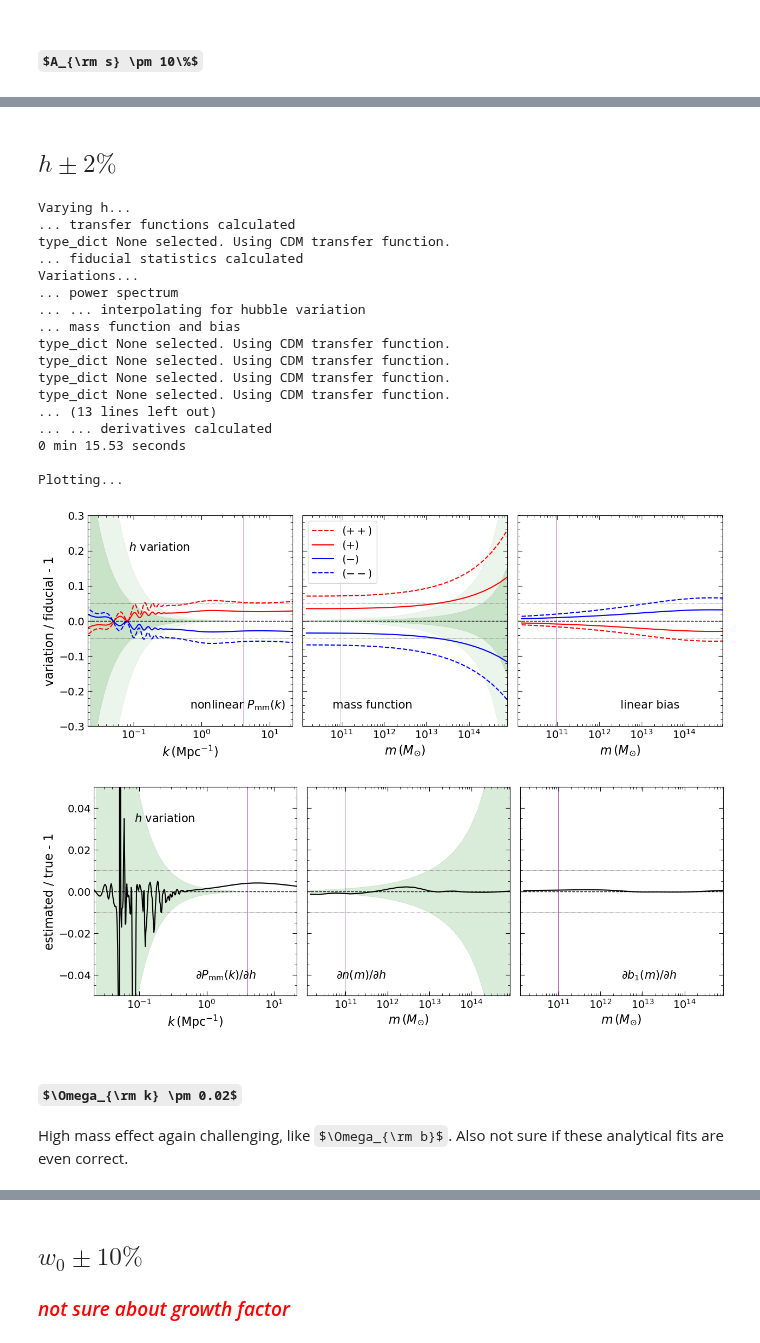
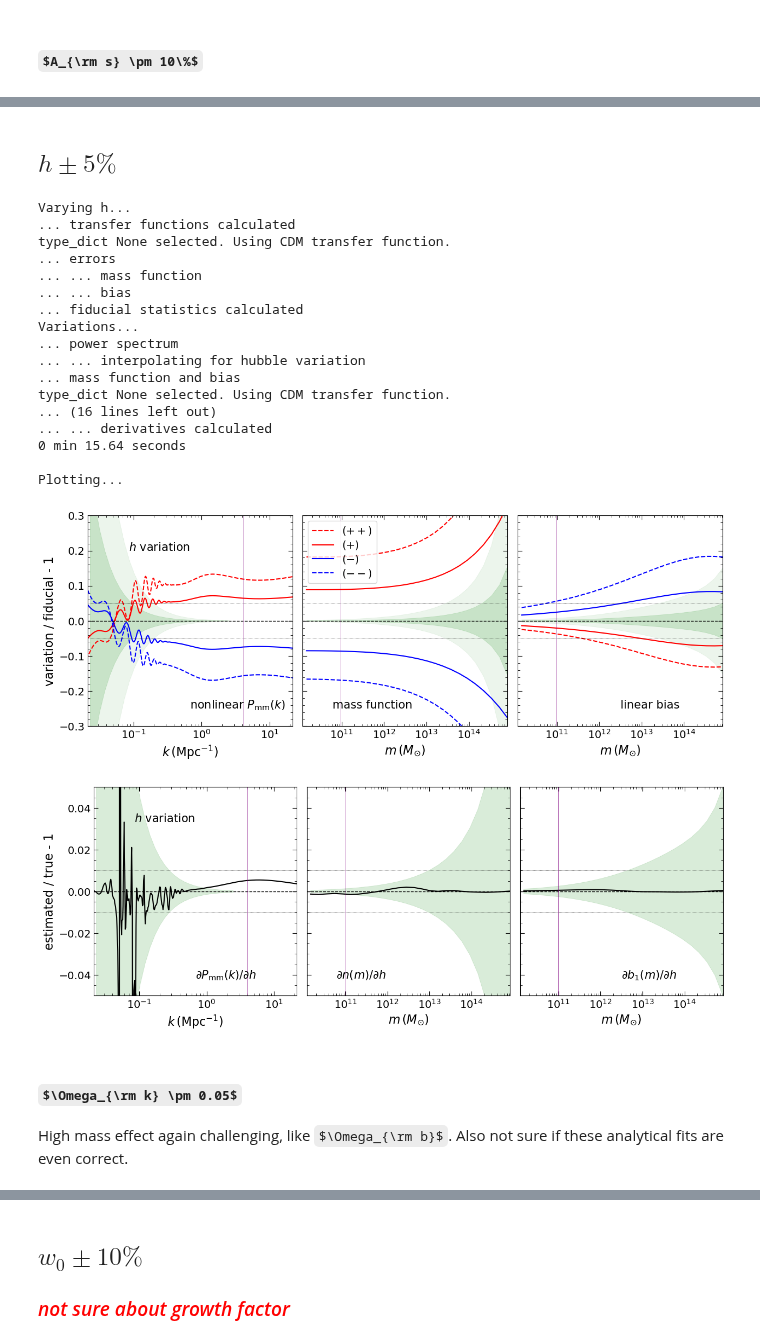
Before and after one commit to a-paranjape/sahyadri-sandbox, a Jupyter notebook: exploration/CosmoParamVariations.ipynb, the cells around one changed output, grey strips where cells are left out. Cells and saved outputs as stored; diff of their text form; code cells hidden in the pictures; some formulas as TeX source.

Commit message:
included errors on linear bias

```diff
--- a/exploration/CosmoParamVariations.ipynb
+++ b/exploration/CosmoParamVariations.ipynb
@@ -122,7 +113,7 @@ def vary_and_plot(param,var,cf,mvals,var_acc,Lbox=200,Npart=256,Npart_target=204
         -- Npart: number of particles along each dimension in current simulation
         -- Npart_target: number of particles along each dimension in target simulation
         -- sig_thresh: precision threshold for checking if param variations are measurable
-        -- k_sim,rePk_sim: expected bins and relative error on Pk measurements in current simulation.
+        -- k_sim,rePk_sim: expected bin centers (1/Mpc) and relative error on Pk measurements in current simulation.
     """
     if not isinstance(cf,Cosmology):
         raise Exception('cf must be valid instance of Cosmology with fiducial parameters')
@@ -161,10 +152,20 @@ def vary_and_plot(param,var,cf,mvals,var_acc,Lbox=200,Npart=256,Npart_target=204
     Dnl_fid = cf.nonlinearpower(model=1)
     kvals = cf.ktab_lin*cf.hubble # values in Mpc^-1
     mf_fid,b1_fid = cf.massfuncbiasTinker(mvals*cf.hubble)
+    print('... errors')
     dlnm = mvals[1]/mvals[0]
     Nh = mf_fid*dlnm*Lbox**3
+    print('... ... mass function')
     remf_sim = 1/(np.sqrt(Nh) + 1e-20)
     mpart = 8.0775e9*(512/Npart_target)**3*(cf.Om/0.25)*(Lbox/250)**3/cf.hubble # particle mass or target config in Msun
+    print('... ... bias')
+    cond = (k_sim <= 0.1*cf.hubble)
+    Pk_sim = np.exp(np.interp(np.log(k_sim),np.log(kvals),np.log(2*np.pi**2*Dnl_fid/cf.ktab_lin**3))) # (Mpc/h_fid)^3
+    Nk = 2/rePk_sim**2
+    reb1_sim = Lbox**3/b1_fid**2/np.sum(Nk[cond]*Pk_sim[cond]) # cross power contribution, array of size #mass bins
+    reb1_sim += 2*np.sum(Nk[cond]*Pk_sim[cond]**2)/np.sum(Nk[cond]*Pk_sim[cond])**2 # mass contribution, scalar
+    reb1_sim = np.sqrt(reb1_sim)
+    reb1_sim *= remf_sim
     N_thresh = Nh.cumsum()
     N_thresh = N_thresh[-1] - N_thresh
     print('... fiducial statistics calculated')
@@ -255,9 +256,6 @@ def vary_and_plot(param,var,cf,mvals,var_acc,Lbox=200,Npart=256,Npart_target=204
         mf_pp_acc *= (co_pp_acc.hubble/cf.hubble)**3
         mf_mm_acc *= (co_mm_acc.hubble/cf.hubble)**3
 
-    # D_Dnl_acc = (Dnl_p_acc - Dnl_m_acc)/(2*var_acc)
-    # D_mf_acc = (mf_p_acc - mf_m_acc)/(2*var_acc)
-    # D_b1_acc = (b1_p_acc - b1_m_acc)/(2*var_acc)
     D_Dnl_acc = derivative(Dnl_pp_acc,Dnl_p_acc,Dnl_fid,Dnl_m_acc,Dnl_mm_acc,var_acc,order=1)
     D_mf_acc = derivative(mf_pp_acc,mf_p_acc,mf_fid,mf_m_acc,mf_mm_acc,var_acc,order=1)
     D_b1_acc = derivative(b1_pp_acc,b1_p_acc,b1_fid,b1_m_acc,b1_mm_acc,var_acc,order=1)
@@ -342,6 +340,8 @@ def vary_and_plot(param,var,cf,mvals,var_acc,Lbox=200,Npart=256,Npart_target=204
     ax.plot(mvals,b1_p/b1_fid-1,'r-',label='$(+)$')
     ax.plot(mvals,b1_m/b1_fid-1,'b-',label='$(-)$')
     ax.plot(mvals,b1_mm/b1_fid-1,'b--',label='$(--)$')
+    ax.fill_between(mvals,reb1_sim,-reb1_sim,color='g',alpha=0.15,ls='-',lw=0.5)
+    ax.fill_between(mvals,sig_thresh*reb1_sim,-sig_thresh*reb1_sim,color='g',alpha=0.075,ls='-',lw=0.5)
 
     if param in ['Ok','w0']:
         ax.text(5*Xmin,0.1,'EXTRAPOLATION',color='crimson',fontsize=FS3,fontweight='bold')
@@ -418,6 +418,7 @@ def vary_and_plot(param,var,cf,mvals,var_acc,Lbox=200,Npart=256,Npart_target=204
     ax.set_yticklabels('')
 
     ax.plot(mvals,D_b1/D_b1_acc-1,'k-')
+    ax.fill_between(mvals,reb1_sim,-reb1_sim,color='g',alpha=0.15,ls='-',lw=0.5)
 
     if param in ['Ok','w0']:
         ax.text(5*Xmin,Ymax/1.5,'EXTRAPOLATION',color='crimson',fontsize=FS3,fontweight='bold')
@@ -530,29 +531,29 @@ Plotting...
 [figure]
 # %% [markdown]
-## $h \pm 2\%$
+## $h \pm 5\%$
 # %%
-vary_and_plot('h',0.02*co_fid.hubble,co_fid,mvals,var_acc=1e-3*co_fid.hubble,sig_thresh=3.0,k_sim=kmid,rePk_sim=rel_err_Pk)
+vary_and_plot('h',0.05*co_fid.hubble,co_fid,mvals,var_acc=1e-3*co_fid.hubble,sig_thresh=3.0,k_sim=kmid,rePk_sim=rel_err_Pk)
 # %% [output]
 Varying h...
 ... transfer functions calculated
 type_dict None selected. Using CDM transfer function.
+... errors
+... ... mass function
+... ... bias
 ... fiducial statistics calculated
 Variations...
 ... power spectrum
 ... ... interpolating for hubble variation
 ... mass function and bias
 type_dict None selected. Using CDM transfer function.
-type_dict None selected. Using CDM transfer function.
-type_dict None selected. Using CDM transfer function.
-type_dict None selected. Using CDM transfer function.
-... (13 lines left out)
+... (16 lines left out)
 ... ... derivatives calculated
-0 min 15.53 seconds
+0 min 15.64 seconds
 
 Plotting...
-[figure, old version]
+[figure, new version]
-[figure, old version]
+[figure, new version]
 # %% [markdown]
-## $\Omega_{\rm k} \pm 0.02$
+## $\Omega_{\rm k} \pm 0.05$
 High mass effect again challenging, like $\Omega_{\rm b}$. Also not sure if these analytical fits are even correct.
 # %%
```
Also changed, not shown: parts of 9 cells of this notebook.
